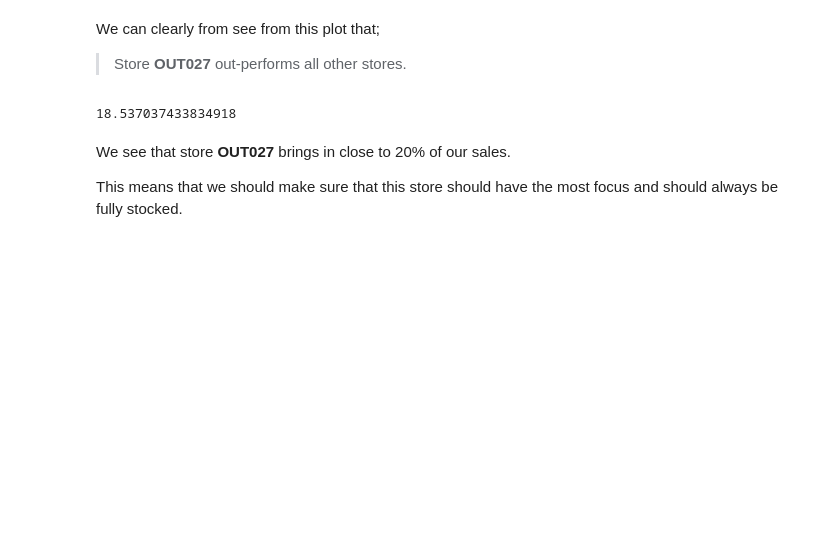
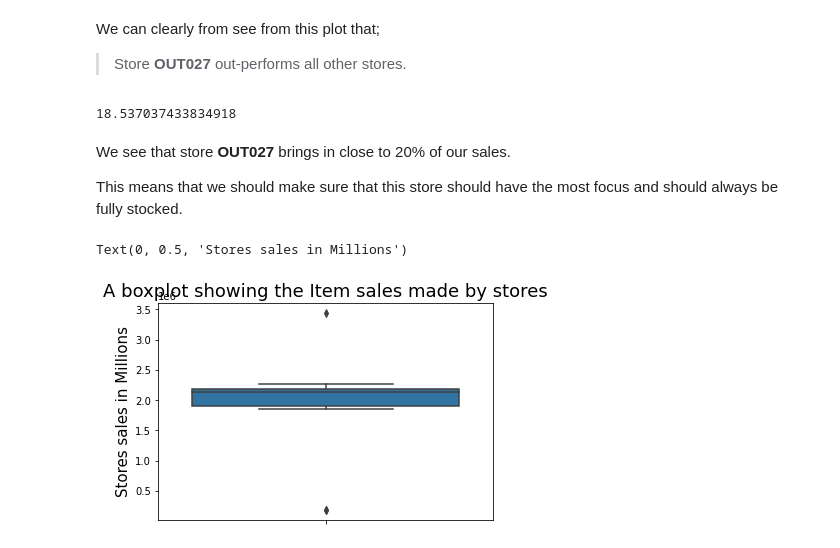
Before and after one commit to Kamal-Moha/Food-Sales-Predictions, a Jupyter notebook: Food_Sales_Prediction_2.ipynb, the cells around one changed output. Cells and saved outputs as stored; diff of their text form; code cells hidden in the pictures; blank space fills up the shorter version.

```diff
--- a/Food_Sales_Prediction_2.ipynb
+++ b/Food_Sales_Prediction_2.ipynb
@@ -421,3 +421,13 @@ store_OUT027 = df[df['Outlet_Identifier'] == 'OUT027']['Item_Outlet_Sales'].sum(
 We see that store **OUT027** brings in close to 20% of our sales.
 
 This means that we should make sure that this store should have the most focus and should always be fully stocked.
+# %%
+# Creating a boxplot for Outlet sales
+sns.boxplot(y=grouped_stores.values);
+# Title
+plt.title('A boxplot showing the Item sales made by stores', fontsize=18)
+
+plt.ylabel('Stores sales in Millions', fontsize=15)
+# %% [output]
+Text(0, 0.5, 'Stores sales in Millions')
+[figure, added]
```
Also changed, not shown: parts of 1 cell of this notebook.
